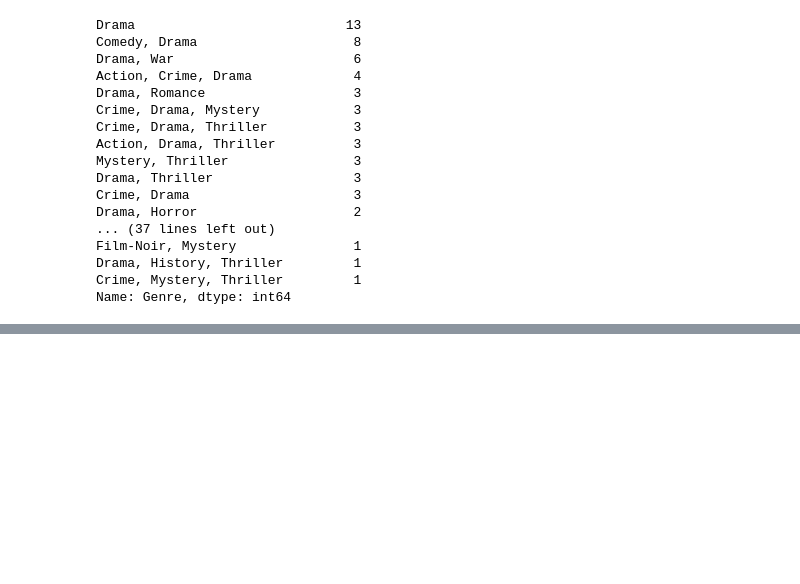
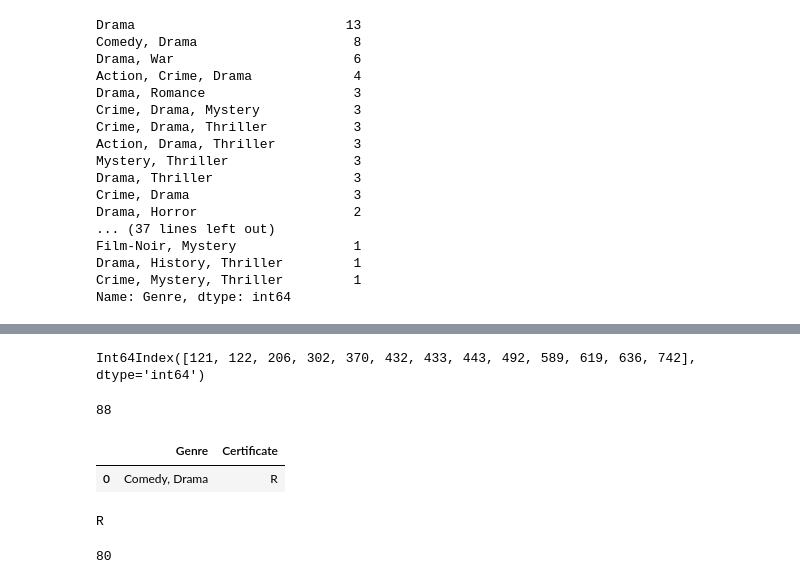
Before and after one commit to Shyam165/Summer-Internship, a Jupyter notebook: Pandas/Pandas.ipynb, the cells around one changed output, grey strips where cells are left out. Saved outputs shown, nothing was run; the diff lists cells and outputs as text; code cells hidden in the pictures; blank space fills up the shorter version.

```diff
--- a/Pandas/Pandas.ipynb
+++ b/Pandas/Pandas.ipynb
@@ -625,0 +616,9 @@ print("Certificate values corresponding to the genre:", certificate_values)
+# %%
+# Find rows where Genre is "Drama" and Certificate is NaN
+drama_nan_rows = df1[(df1["Genre"] == "Drama") & df1["Certificate"].isna()]
+drama_nan_rows.index
+# %% [output]
+Int64Index([121, 122, 206, 302, 370, 432, 433, 443, 492, 589, 619, 636, 742], dtype='int64')
+# %%
+# Fill the NaN values in Certificate column for Drama rows with a specific value x=R
+df1.loc[drama_nan_rows.index, "Certificate"] = x
@@ -625,0 +627,15 @@ print("Certificate values corresponding to the genre:", certificate_values)
+# %%
+df1['Certificate'].isnull().sum()
+# %% [output]
+88
+# %%
+cvbn1=df1.loc[df1['Genre']=='Comedy, Drama', ['Genre', 'Certificate']].mode()
+cvbn1
+# %% [output]
+|  | Genre | Certificate |
+| 0 | Comedy, Drama | R |
+# %%
+x2=cvbn1.loc[0, 'Certificate']
+print(x2)
+# %% [output]
+R
@@ -625,0 +648,4 @@ print("Certificate values corresponding to the genre:", certificate_values)
+# %%
+df1['Certificate'].isnull().sum()
+# %% [output]
+80
```
Also changed, not shown: parts of 19 cells of this notebook.
